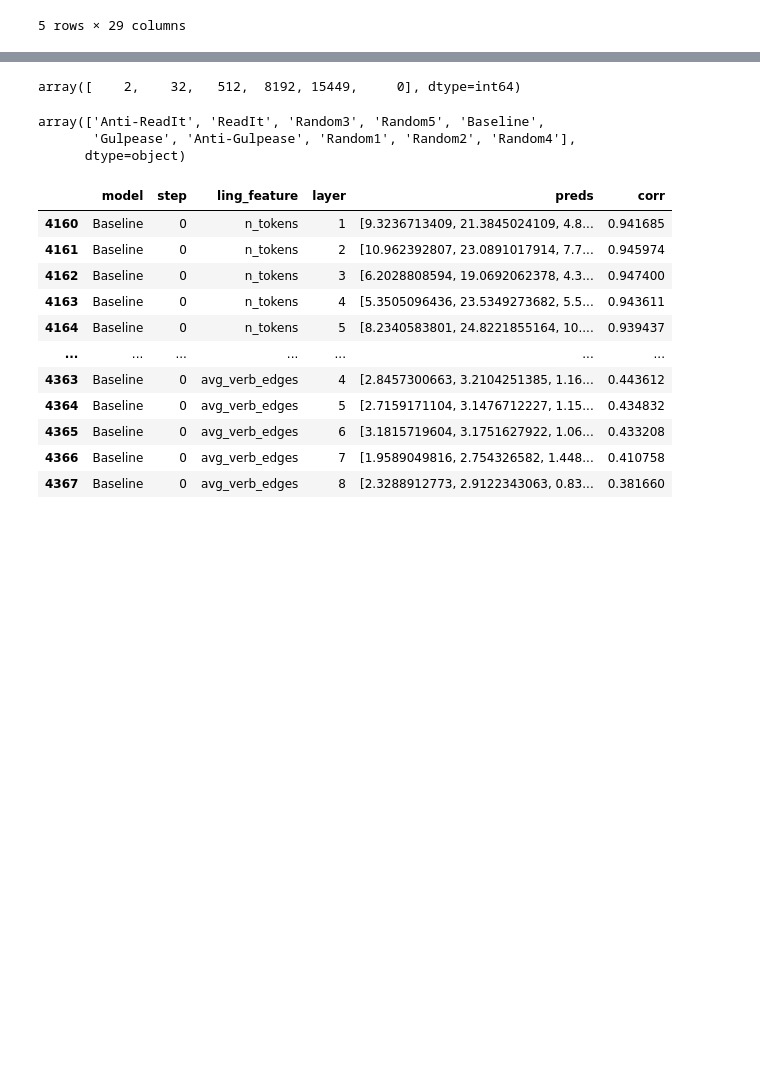
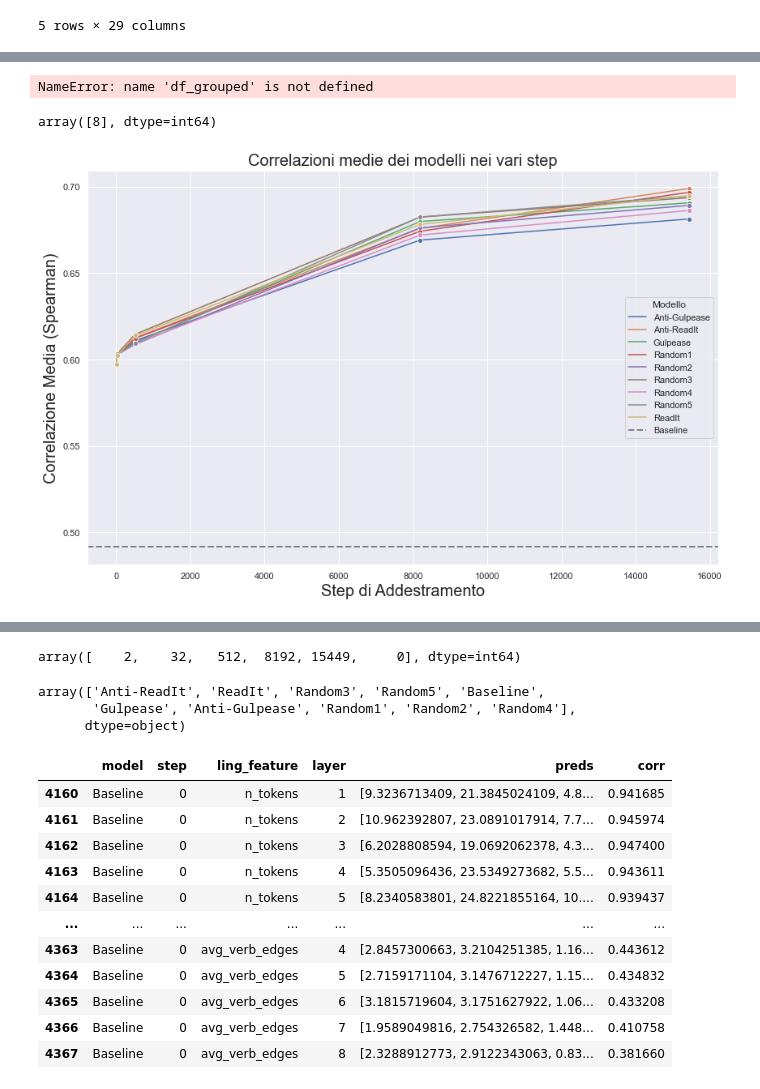
Before and after one commit to alicebergonzini/LM_pretraining, a Jupyter notebook: data_analysis.ipynb, the cells around one changed output, grey strips where cells are left out. Drawn from its saved outputs; the diff is of its cells as text; code cells hidden in the pictures; blank space fills up the shorter version.

```diff
--- a/data_analysis.ipynb
+++ b/data_analysis.ipynb
@@ -33,0 +272,32 @@ real_values.head()
+# %%
+df_grouped["model"].unique()
+# %% [output]
+NameError: name 'df_grouped' is not defined
+# %%
+df_grouped = data[data["layer"]==8]
+df_grouped["layer"].unique()
+# %% [output]
+array([8], dtype=int64)
+# %%
+df_grouped = df_grouped.groupby(['model', 'step'])['corr'].mean().reset_index()
+sns.set_theme(rc={'figure.figsize':(11.7,10)})
+
+
+# Creazione del grafico a linee per visualizzare le correlazioni medie dei modelli nei vari step
+plt.figure(figsize=(12, 8))
+sns.lineplot(x='step', y='corr', hue='model', data=df_grouped[df_grouped['model'] != 'Baseline'], marker='o')
+
+# Aggiustamenti al grafico
+baseline_data = df_grouped[df_grouped['model'] == 'Baseline']
+average_corr = baseline_data['corr'].mean()
+plt.axhline(y=average_corr, color='grey', linestyle='--', linewidth=2, label='Baseline')
+plt.title('Correlazioni medie dei modelli nei vari step', fontsize=20)
+plt.xlabel('Step di Addestramento', fontsize=20)
+plt.ylabel('Correlazione Media (Spearman)', fontsize=20)
+plt.legend(title='Modello', loc='best')
+plt.grid(True)
+
+plt.tight_layout()
+plt.show()
+# %% [output]
+[figure, added]
```
Also changed, not shown: parts of 61 cells of this notebook.
